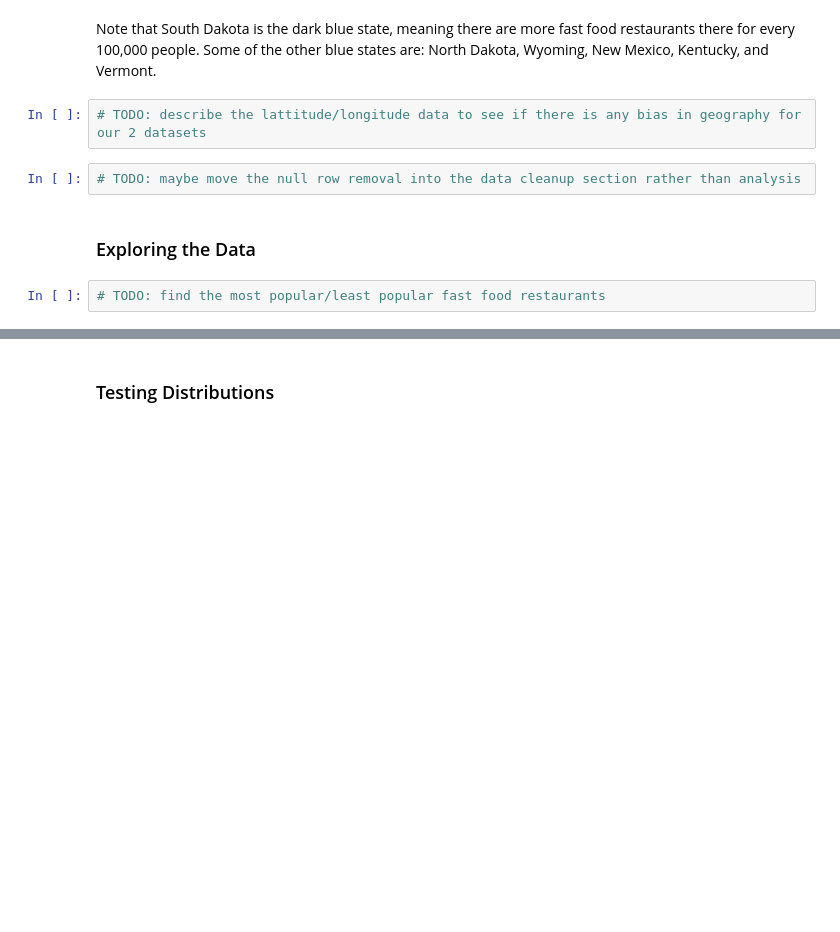
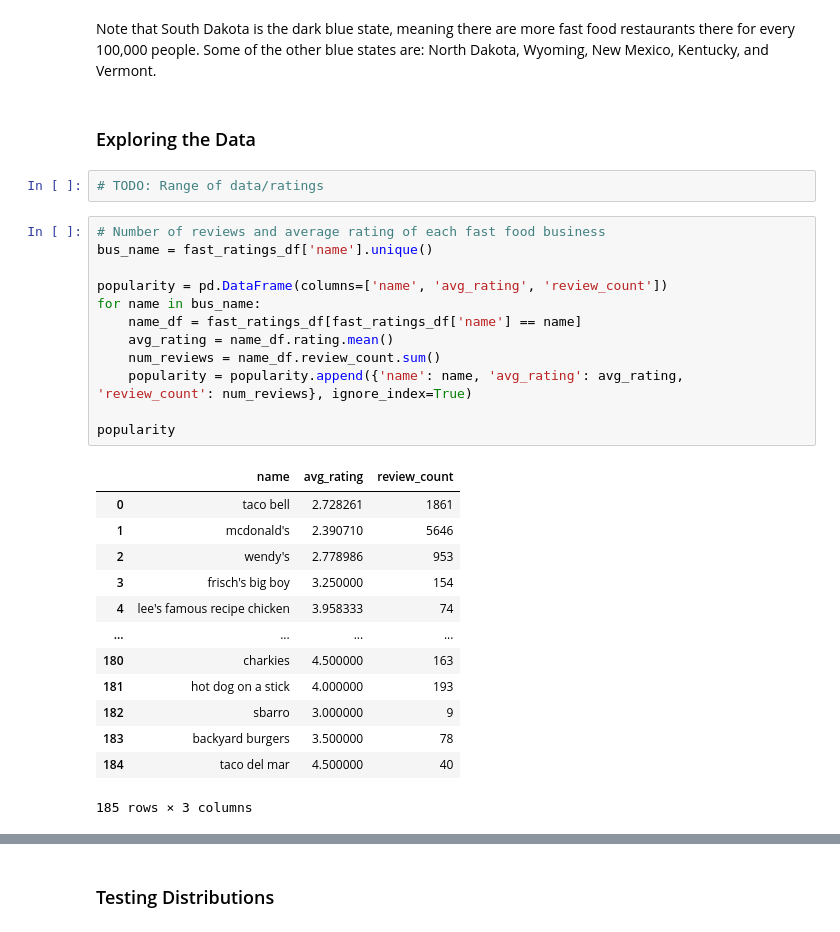
Before and after one commit to shihwenma/yelp_data_analysis, a Jupyter notebook: FinalProject_group071.ipynb, the cells around one changed output, grey strips where cells are left out. Cells and saved outputs as stored; diff of their text form; blank space fills up the shorter version.

```diff
--- a/FinalProject_group071.ipynb
+++ b/FinalProject_group071.ipynb
@@ -546,11 +542,33 @@ fast_counts_map.plot(column='restaurants per 100,000 people', ax=ax, figsize=(17
 # %% [markdown]
 Note that South Dakota is the dark blue state, meaning there are more fast food restaurants there for every 100,000 people.
 Some of the other blue states are: North Dakota, Wyoming, New Mexico, Kentucky, and Vermont.
-# %%
-# TODO: describe the lattitude/longitude data to see if there is any bias in geography for our 2 datasets
-# %%
-# TODO: maybe move the null row removal into the data cleanup section rather than analysis
 # %% [markdown]
 ### Exploring the Data
-# %%
-# TODO: find the most popular/least popular fast food restaurants
+# %%
+# TODO: Range of data/ratings
+# %%
+# Number of reviews and average rating of each fast food business
+bus_name = fast_ratings_df['name'].unique()
+
+popularity = pd.DataFrame(columns=['name', 'avg_rating', 'review_count'])
+for name in bus_name:
+    name_df = fast_ratings_df[fast_ratings_df['name'] == name]
+    avg_rating = name_df.rating.mean()
+    num_reviews = name_df.review_count.sum()
+    popularity = popularity.append({'name': name, 'avg_rating': avg_rating, 'review_count': num_reviews}, ignore_index=True)
+
+popularity
+# %% [output]
+|  | name | avg_rating | review_count |
+| 0 | taco bell | 2.728261 | 1861 |
+| 1 | mcdonald's | 2.390710 | 5646 |
+| 2 | wendy's | 2.778986 | 953 |
+| 3 | frisch's big boy | 3.250000 | 154 |
+| 4 | lee's famous recipe chicken | 3.958333 | 74 |
+| ... | ... | ... | ... |
+| 180 | charkies | 4.500000 | 163 |
+| 181 | hot dog on a stick | 4.000000 | 193 |
+| 182 | sbarro | 3.000000 | 9 |
+| 183 | backyard burgers | 3.500000 | 78 |
+| 184 | taco del mar | 4.500000 | 40 |
+185 rows × 3 columns
```
Also changed, not shown: parts of 18 cells of this notebook.
